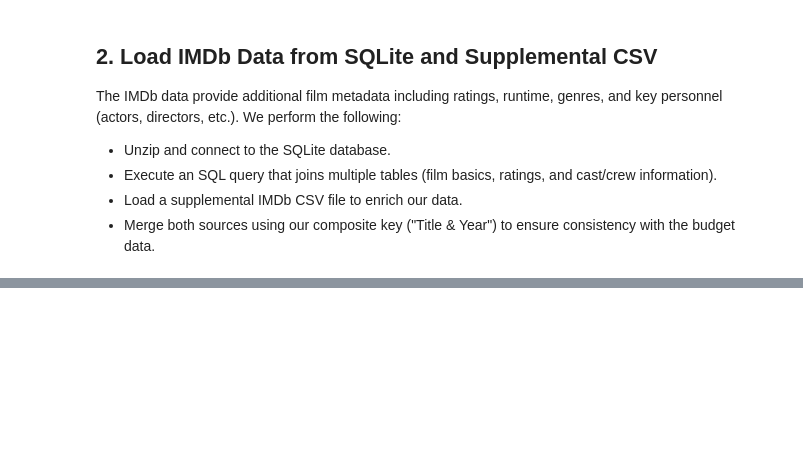
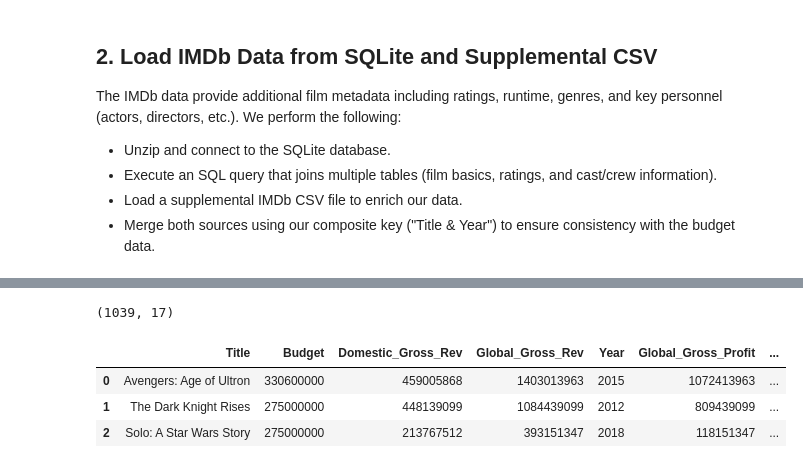
Before and after one commit to Pfuglo1/Movie-Analysis, a Jupyter notebook: Movie Analysis Project.ipynb, the cells around one changed output, grey strips where cells are left out. Saved outputs shown, nothing was run; the diff lists cells and outputs as text; code cells hidden in the pictures; blank space fills up the shorter version.

```diff
--- a/Movie Analysis Project.ipynb
+++ b/Movie Analysis Project.ipynb
@@ -162,0 +269,28 @@ The IMDb data provide additional film metadata including ratings, runtime, genre
+# %%
+# =============================================================================
+# Merge Datasets and Finalize Master Data
+# =============================================================================
+df_master = pd.merge(df_budget, df_imdb_combined, on=['Title', 'Year', 'Title & Year'], how='inner')
+df_master.head()
+df_master.shape
+# %% [output]
+(1039, 17)
+# %%
+# Save master data to CSV and then reload it for reproducibility
+df_master.to_csv('./master_data.csv', index=False)
+df = pd.read_csv('./master_data.csv')
+# %%
+# Remove extra columns if present
+if 'Unnamed: 0' in df.columns:
+    df.drop(columns=['Unnamed: 0'], inplace=True)
+if 'Title & Year' in df.columns:
+    df.drop(columns=['Title & Year'], inplace=True)
+
+# Replace '\\N' in Runtime and convert to integer
+df['Runtime'] = df['Runtime'].replace('\\N', '0').fillna('0').astype(float).astype(int)
+df.head(3)
+# %% [output]
+|  | Title | Budget | Domestic_Gross_Rev | Global_Gross_Rev | Year | Global_Gross_Profit | ... |
+| 0 | Avengers: Age of Ultron | 330600000 | 459005868 | 1403013963 | 2015 | 1072413963 | ... |
+| 1 | The Dark Knight Rises | 275000000 | 448139099 | 1084439099 | 2012 | 809439099 | ... |
+| 2 | Solo: A Star Wars Story | 275000000 | 213767512 | 393151347 | 2018 | 118151347 | ... |
```
Also changed, not shown: parts of 8 cells of this notebook, 1 other file.
